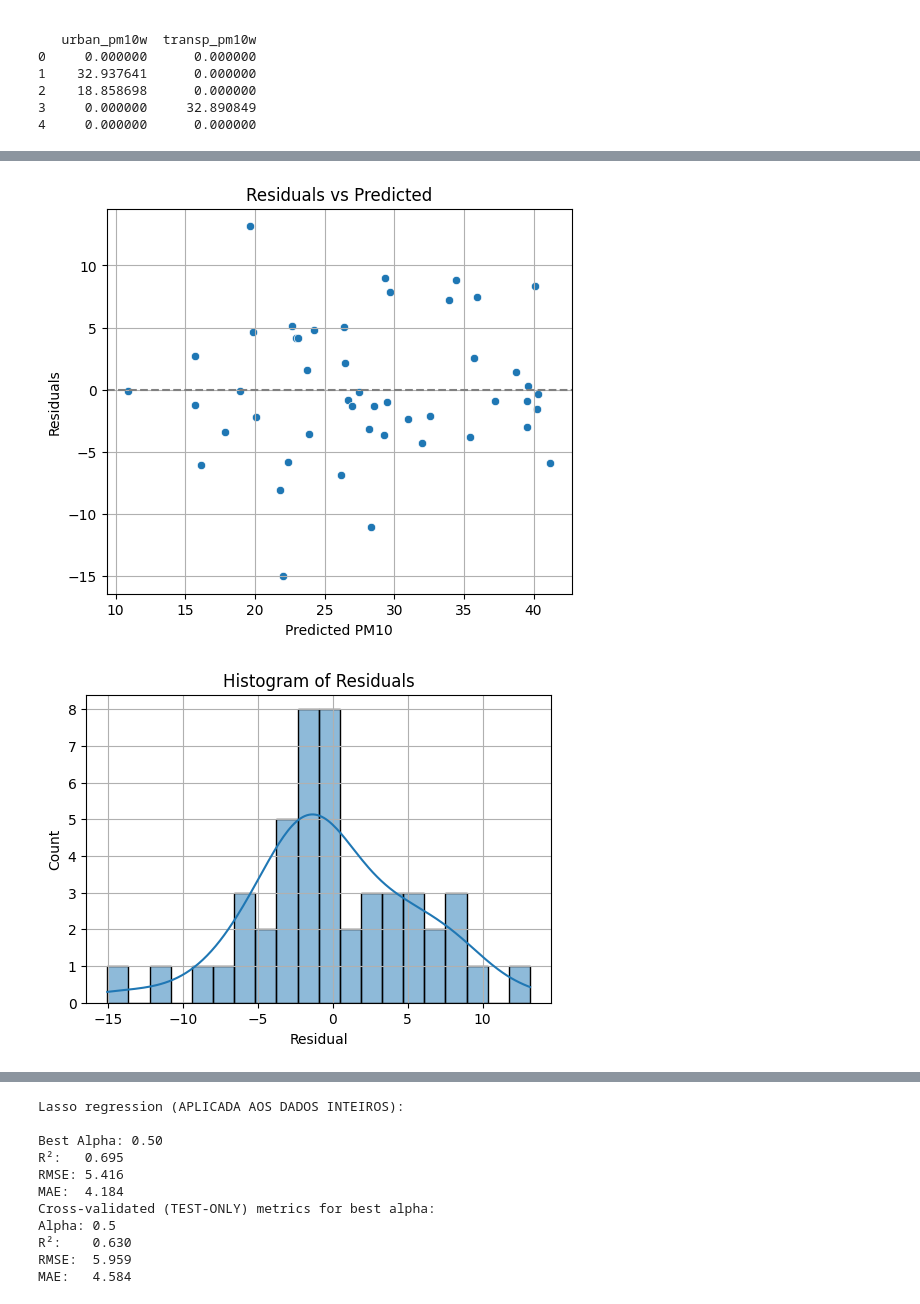
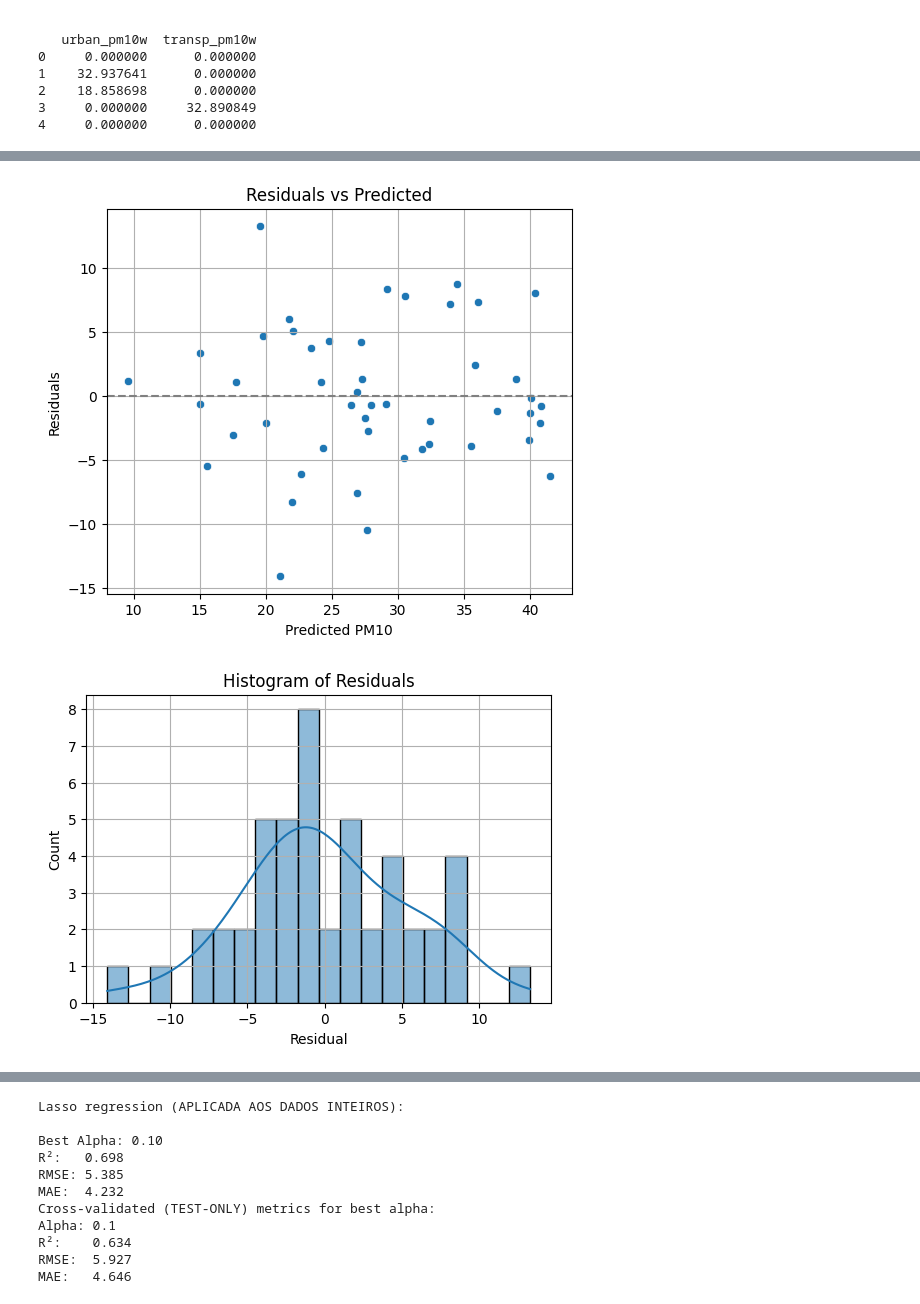
Before and after one commit to FC1104-XX/ProjIntegrador, a Jupyter notebook: lasso.ipynb, the cells around one changed output, grey strips where cells are left out. Drawn from its saved outputs; the diff is of its cells as text; code cells hidden in the pictures.

Commit message:
lasso pt. 9000

```diff
--- a/lasso.ipynb
+++ b/lasso.ipynb
@@ -80,11 +79,11 @@ def full_lasso_diagnostics(X, y, alphas, cv_strategy, feature_names=None, label=
     for alpha in alphas:
         model = make_pipeline(
             ColumnTransformer([
-            ('scale', StandardScaler(), [0]),  # only scale the first column
-            (  'passthrough', 'passthrough', list(range(1, X.shape[1])))  # leave others as-is
+                ('scale', StandardScaler(), [0, -2, -1]),  # scale first and last 2 columns
+                ('passthrough', 'passthrough', [i for i in range(1, X.shape[1] - 2)])  # leave others
             ]),
-    Lasso(alpha=alpha, max_iter=10000)
-)
+            Lasso(alpha=alpha, max_iter=10000)
+        )
         y_true_all, y_pred_all = [], []
 
         for train_idx, test_idx in cv_strategy.split(X):
@@ -113,9 +112,11 @@ def full_lasso_diagnostics(X, y, alphas, cv_strategy, feature_names=None, label=
 
     # Fit best model on all data
     final_model = make_pipeline(ColumnTransformer([
-            ('scale', StandardScaler(), [0]),  # only scale the first column
-            (  'passthrough', 'passthrough', list(range(1, X.shape[1])))  # leave others as-is
-            ]), Lasso(alpha=best_alpha, max_iter=10000))
+                ('scale', StandardScaler(), [0, -2, -1]),  # scale first and last 2 columns
+                ('passthrough', 'passthrough', [i for i in range(1, X.shape[1] - 2)])  # leave others
+            ]),
+            Lasso(alpha=best_alpha, max_iter=10000)
+        )
     final_model.fit(X, y)
     y_pred_full = final_model.predict(X)
     residuals = y - y_pred_full
@@ -181,9 +182,11 @@ def full_lasso_diagnostics(X, y, alphas, cv_strategy, feature_names=None, label=
         path_alphas = np.arange(0.5, 10.5, 0.5)
         for a in path_alphas:
             m = make_pipeline(ColumnTransformer([
-            ('scale', StandardScaler(), [0]),  # only scale the first column
-            (  'passthrough', 'passthrough', list(range(1, X.shape[1])))  # leave others as-is
-            ]), Lasso(alpha=a, max_iter=10000))
+                ('scale', StandardScaler(), [0, -2, -1]),  # scale first and last 2 columns
+                ('passthrough', 'passthrough', [i for i in range(1, X.shape[1] - 2)])  # leave others
+            ]),
+            Lasso(alpha=a, max_iter=10000)
+        )
             m.fit(X, y)
             coef_matrix.append(m.named_steps["lasso"].coef_)
         coef_matrix = np.array(coef_matrix)
@@ -223,7 +226,7 @@ def full_lasso_diagnostics(X, y, alphas, cv_strategy, feature_names=None, label=
         "coefficients": coefs
     }
 # %%
-alphas = np.arange(0.5, 10.5, 0.5)
+alphas = np.arange(0.05, 10.05, 0.05)
 cv = LeaveOneOut()
 #cv = KFold(n_splits=5, shuffle=True, random_state=42)
 
@@ -248,2 +251,2 @@ print(f"MAE:   {best_alpha_row['mae']:.3f}")
-[figure, old version]
+[figure, new version]
-[figure, old version]
+[figure, new version]
@@ -254,13 +257,13 @@ print(f"MAE:   {best_alpha_row['mae']:.3f}")
 Lasso regression (APLICADA AOS DADOS INTEIROS):
 
-Best Alpha: 0.50
-R²:   0.695
-RMSE: 5.416
-MAE:  4.184
+Best Alpha: 0.10
+R²:   0.698
+RMSE: 5.385
+MAE:  4.232
 Cross-validated (TEST-ONLY) metrics for best alpha:
-Alpha: 0.5
-R²:    0.630
-RMSE:  5.959
-MAE:   4.584
+Alpha: 0.1
+R²:    0.634
+RMSE:  5.927
+MAE:   4.646
 # %%
 preprocessor = ColumnTransformer([
```
Also changed, not shown: parts of 6 cells of this notebook, 1 other file.
